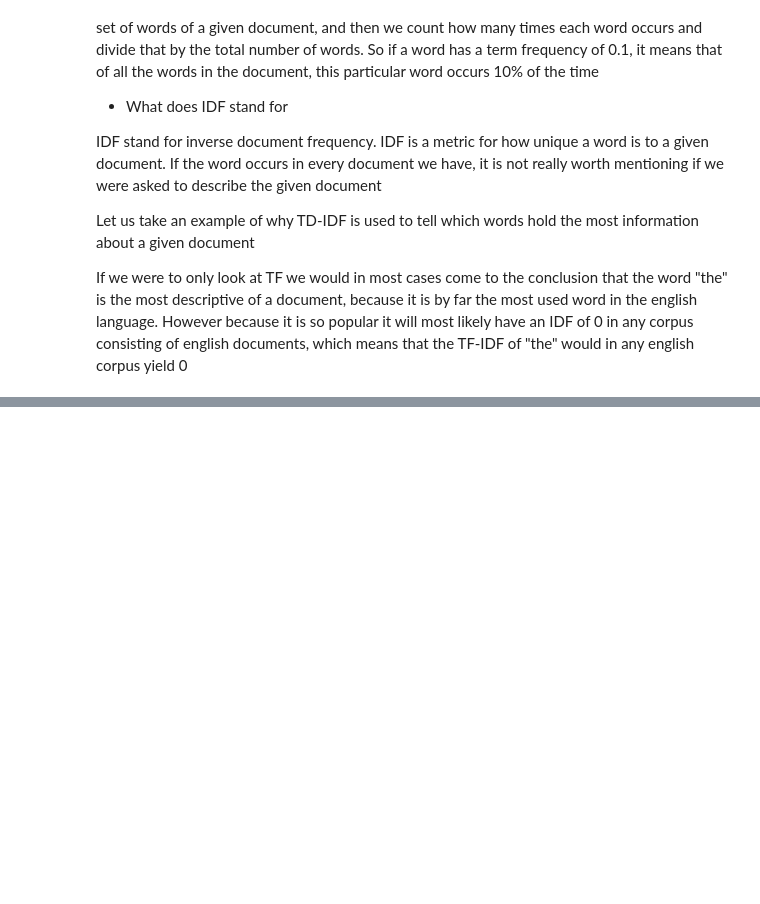
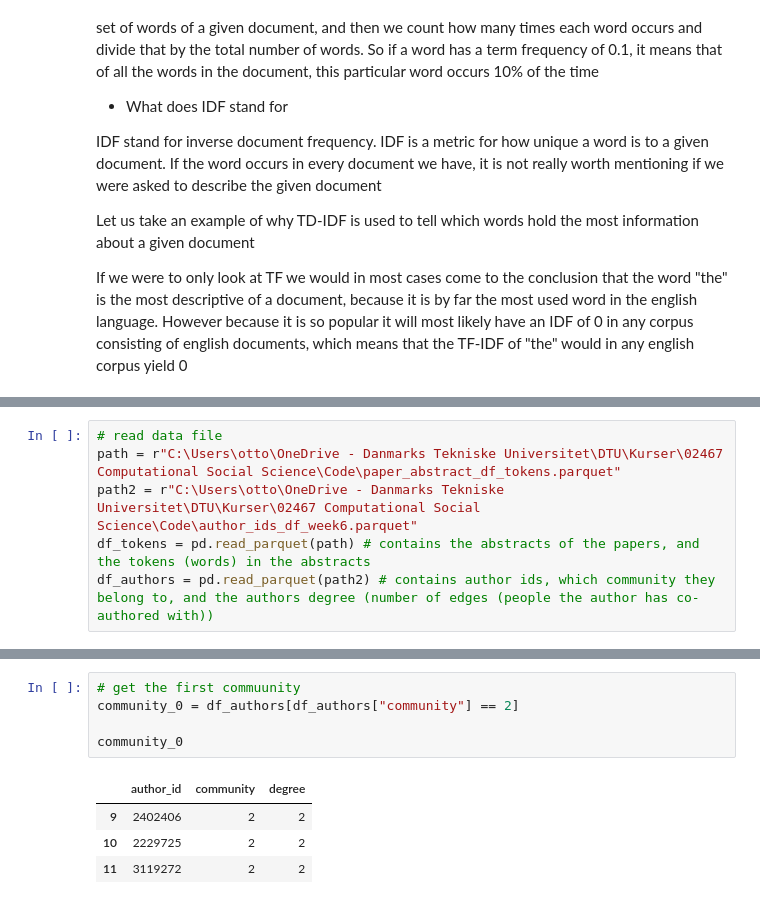
Before and after one commit to natasha0301/Assignment2-CSS, a Jupyter notebook: 02467Assignment2.ipynb, the cells around one changed output, grey strips where cells are left out. Saved outputs shown, nothing was run; the diff lists cells and outputs as text; blank space fills up the shorter version.

Commit message:
first part of td-idf

```diff
--- a/02467Assignment2.ipynb
+++ b/02467Assignment2.ipynb
@@ -308,0 +285,6 @@ import pandas as pd
+# %%
+# read data file
+path = r"C:\Users\otto\OneDrive - Danmarks Tekniske Universitet\DTU\Kurser\02467 Computational Social Science\Code\paper_abstract_df_tokens.parquet"
+path2 = r"C:\Users\otto\OneDrive - Danmarks Tekniske Universitet\DTU\Kurser\02467 Computational Social Science\Code\author_ids_df_week6.parquet"
+df_tokens = pd.read_parquet(path) # contains the abstracts of the papers, and the tokens (words) in the abstracts
+df_authors = pd.read_parquet(path2) # contains author ids, which community they belong to, and the authors degree (number of edges (people the author has co-authored with))
@@ -308,0 +298,10 @@ import pandas as pd
+# %%
+# get the first commuunity
+community_0 = df_authors[df_authors["community"] == 2]
+
+community_0
+# %% [output]
+|  | author_id | community | degree |
+| 9 | 2402406 | 2 | 2 |
+| 10 | 2229725 | 2 | 2 |
+| 11 | 3119272 | 2 | 2 |
```
Also changed, not shown: parts of 14 cells of this notebook.
